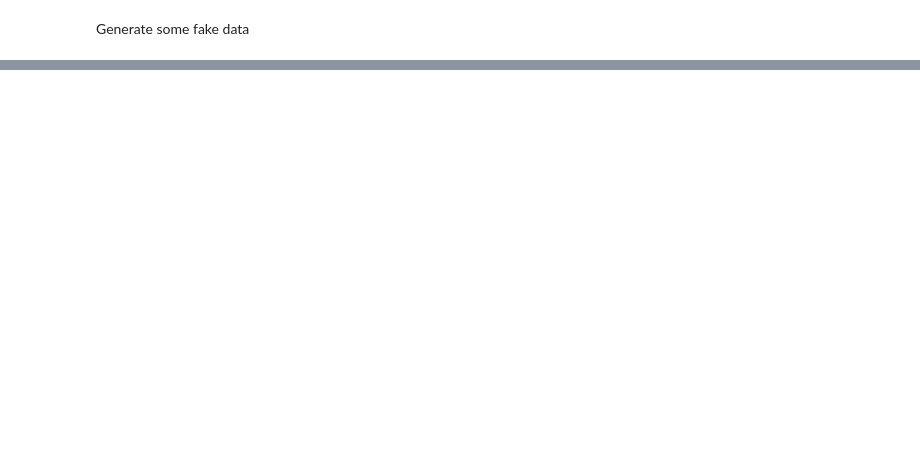
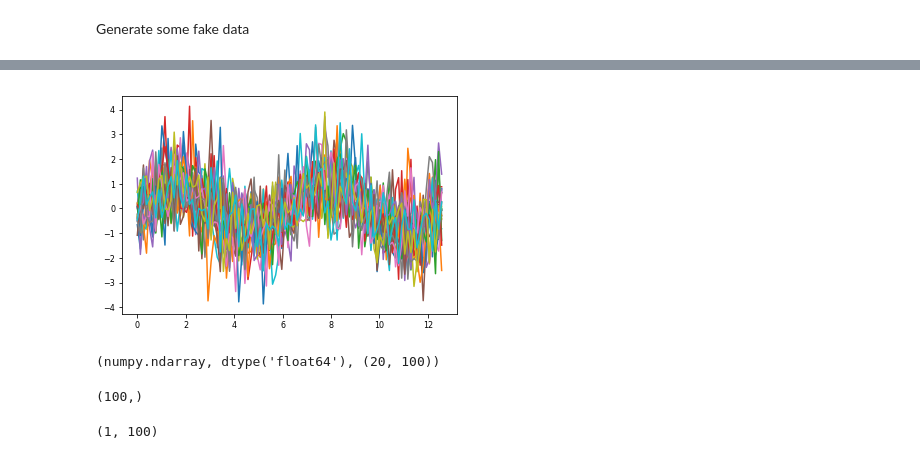
Before and after one commit to anki-xyz/survival2019, a Jupyter notebook: Publication ready figures.ipynb, the cells around one changed output, grey strips where cells are left out. Saved outputs shown, nothing was run; the diff lists cells and outputs as text; code cells hidden in the pictures; blank space fills up the shorter version.

```diff
--- a/Publication ready figures.ipynb
+++ b/Publication ready figures.ipynb
@@ -22,0 +68,8 @@ plt.savefig("plot_image.eps", dpi=300)
+# %%
+x = np.linspace(0, 4*np.pi, 100)
+ys = [np.sin(x)+np.random.randn(100) for _ in range(20)] # list comprehension
+
+for y in ys:
+    plt.plot(x,y)
+# %% [output]
+[figure, added]
@@ -22,0 +78,13 @@ plt.savefig("plot_image.eps", dpi=300)
+# %%
+type(ys), ys.dtype, ys.shape
+# %% [output]
+(numpy.ndarray, dtype('float64'), (20, 100))
+# %%
+m = ys.mean(0)
+m.shape
+# %% [output]
+(100,)
+# %%
+x[None].shape
+# %% [output]
+(1, 100)
```
Also changed, not shown: parts of 12 cells of this notebook.
